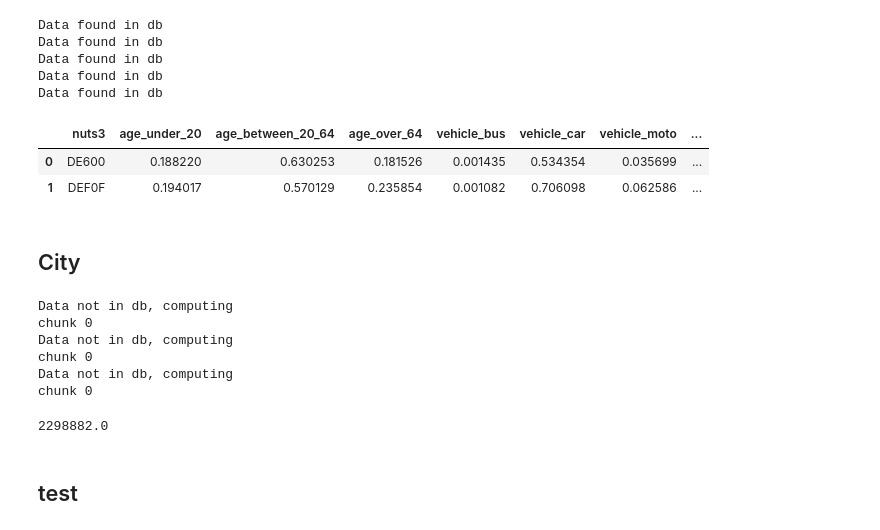
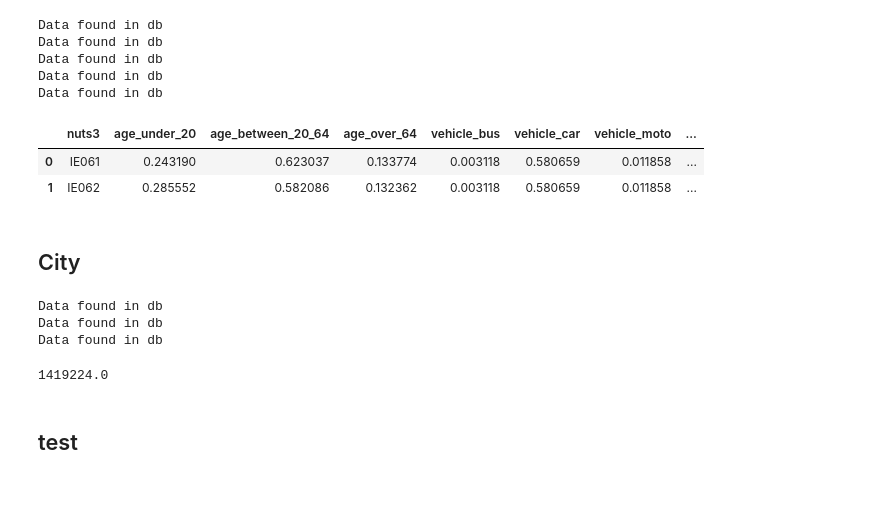
Before and after one commit to fortelex/hiveline, a Jupyter notebook: origin_destination/demographic_stats.ipynb, the cells around one changed output. Drawn from its saved outputs; the diff is of its cells as text; code cells hidden in the pictures; blank space fills up the shorter version.

```diff
--- a/origin_destination/demographic_stats.ipynb
+++ b/origin_destination/demographic_stats.ipynb
@@ -6,5 +9,5 @@ from od.stats import Stats
 # %%
-place_name = 'Paris, France'
+place_name = 'Dublin Region, Ireland'
 city = Place(place_name)
 stats = Stats(city)
 # %% [output]
@@ -28,11 +30,11 @@ Data found in db
 # %%
 stats.demographic = stats.demographic[stats.demographic.index==1].reset_index(drop=True)
 # %%
-stats.demographic = stats.demographic[1]
+stats.demographic
 # %% [output]
 |  | nuts3 | age_under_20 | age_between_20_64 | age_over_64 | vehicle_bus | vehicle_car | vehicle_moto | ... |
-| 0 | DE600 | 0.188220 | 0.630253 | 0.181526 | 0.001435 | 0.534354 | 0.035699 | ... |
-| 1 | DEF0F | 0.194017 | 0.570129 | 0.235854 | 0.001082 | 0.706098 | 0.062586 | ... |
+| 0 | IE061 | 0.243190 | 0.623037 | 0.133774 | 0.003118 | 0.580659 | 0.011858 | ... |
+| 1 | IE062 | 0.285552 | 0.582086 | 0.132362 | 0.003118 | 0.580659 | 0.011858 | ... |
 # %%
 stats.export_to_mongo()
 # %% [markdown]
@@ -40,15 +42,12 @@ stats.export_to_mongo()
 # %%
 city.load_all()
 # %% [output]
-Data not in db, computing
-chunk 0
-Data not in db, computing
-chunk 0
-Data not in db, computing
-chunk 0
+Data found in db
+Data found in db
+Data found in db
 # %%
 # total population
 city.data['population'].sum()
 # %% [output]
-2298882.0
+1419224.0
 # %%
```
Also changed, not shown: parts of 5 cells of this notebook, 8 other files.
